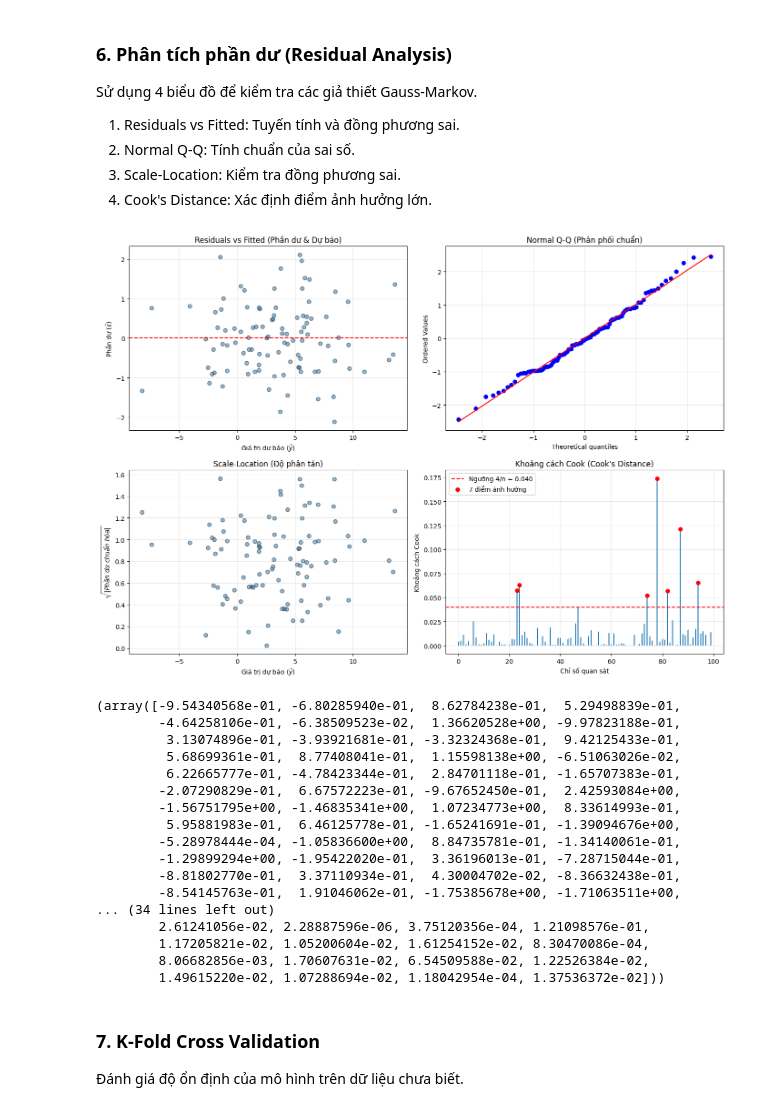
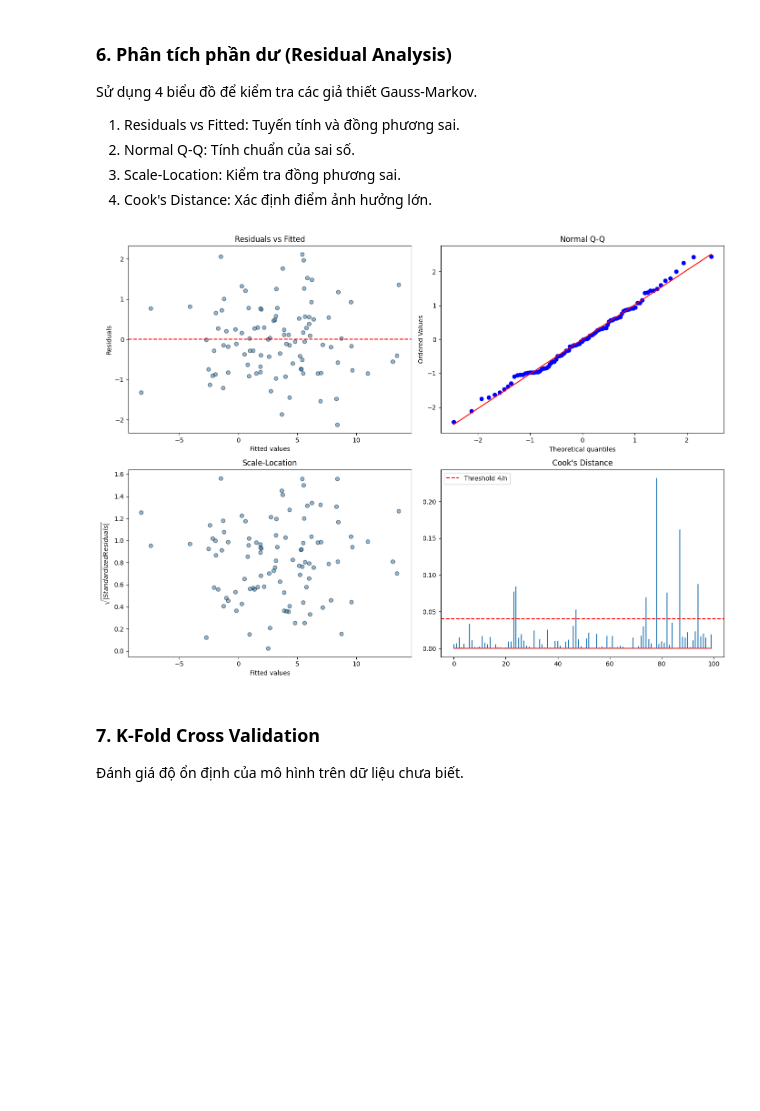
Before and after one commit to NguyenQuocDat06-AI/Predict-PM2.5-Air-Quality, a Jupyter notebook: part1/part1_notebook.ipynb, the cells around one changed output. Saved outputs shown, nothing was run; the diff lists cells and outputs as text; code cells hidden in the pictures; blank space fills up the shorter version.

```diff
--- a/part1/part1_notebook.ipynb
+++ b/part1/part1_notebook.ipynb
@@ -153,27 +169,47 @@ Sử dụng 4 biểu đồ để kiểm tra các giả thiết Gauss-Markov.
 2. Normal Q-Q: Tính chuẩn của sai số.
 3. Scale-Location: Kiểm tra đồng phương sai.
 4. Cook's Distance: Xác định điểm ảnh hưởng lớn.
-# %%
-residual_plots(X, y, beta_hat)
-# %% [output]
-[figure, removed]
-(array([-9.54340568e-01, -6.80285940e-01,  8.62784238e-01,  5.29498839e-01,
-        -4.64258106e-01, -6.38509523e-02,  1.36620528e+00, -9.97823188e-01,
-         3.13074896e-01, -3.93921681e-01, -3.32324368e-01,  9.42125433e-01,
-         5.68699361e-01,  8.77408041e-01,  1.15598138e+00, -6.51063026e-02,
-         6.22665777e-01, -4.78423344e-01,  2.84701118e-01, -1.65707383e-01,
-        -2.07290829e-01,  6.67572223e-01, -9.67652450e-01,  2.42593084e+00,
-        -1.56751795e+00, -1.46835341e+00,  1.07234773e+00,  8.33614993e-01,
-         5.95881983e-01,  6.46125778e-01, -1.65241691e-01, -1.39094676e+00,
-        -5.28978444e-04, -1.05836600e+00,  8.84735781e-01, -1.34140061e-01,
-        -1.29899294e+00, -1.95422020e-01,  3.36196013e-01, -7.28715044e-01,
-        -8.81802770e-01,  3.37110934e-01,  4.30004702e-02, -8.36632438e-01,
-        -8.54145763e-01,  1.91046062e-01, -1.75385678e+00, -1.71063511e+00,
-... (34 lines left out)
-        2.61241056e-02, 2.28887596e-06, 3.75120356e-04, 1.21098576e-01,
-        1.17205821e-02, 1.05200604e-02, 1.61254152e-02, 8.30470086e-04,
-        8.06682856e-03, 1.70607631e-02, 6.54509588e-02, 1.22526384e-02,
-        1.49615220e-02, 1.07288694e-02, 1.18042954e-04, 1.37536372e-02]))
+# %%
+# 1. Gọi các hàm tính toán
+residuals = get_residuals(X, y, beta_hat)
+std_residuals, h_ii = get_standardized_residuals(X, residuals, sigma2_hat)
+cooks_d = cook_distance(std_residuals, h_ii, p)
+
+# 2. Tính y_hat để làm trục hoành (Fitted values)
+from ols_implementation import manual_matmul
+y_hat = np.array(manual_matmul(X.tolist(), beta_hat))
+
+# 3. Vẽ 4 biểu đồ chẩn đoán mô hình
+fig, axs = plt.subplots(2, 2, figsize=(14, 10))
+
+# Biểu đồ 1: Residuals vs Fitted (Kiểm tra tính tuyến tính và phương sai nhiễu)
+axs[0, 0].scatter(y_hat, residuals, alpha=0.5, edgecolors='k')
+axs[0, 0].axhline(0, color='red', linestyle='--')
+axs[0, 0].set_title('Residuals vs Fitted')
+axs[0, 0].set_xlabel('Fitted values')
+axs[0, 0].set_ylabel('Residuals')
+
+# Biểu đồ 2: Normal Q-Q (Kiểm tra phân phối chuẩn của sai số)
+import scipy.stats as stats
+stats.probplot(std_residuals, dist="norm", plot=axs[0, 1])
+axs[0, 1].set_title('Normal Q-Q')
+
+# Biểu đồ 3: Scale-Location (Kiểm tra tính đồng nhất của phương sai)
+axs[1, 0].scatter(y_hat, np.sqrt(np.abs(std_residuals)), alpha=0.5, edgecolors='k')
+axs[1, 0].set_title('Scale-Location')
+axs[1, 0].set_xlabel('Fitted values')
+axs[1, 0].set_ylabel('$\sqrt{|Standardized Residuals|}$')
+
+# Biểu đồ 4: Cook\'s Distance (Phát hiện các điểm có ảnh hưởng lớn/Outliers)
+axs[1, 1].stem(np.arange(len(cooks_d)), cooks_d, markerfmt=",")
+axs[1, 1].axhline(4/n, color='red', linestyle='--', label='Threshold 4/n')
+axs[1, 1].set_title("Cook's Distance")
+axs[1, 1].legend()
+
+plt.tight_layout()
+plt.show()
+# %% [output]
+[figure, added]
 # %% [markdown]
 ### 7. K-Fold Cross Validation
 
```
Also changed, not shown: parts of 17 cells of this notebook, 4 other files.
